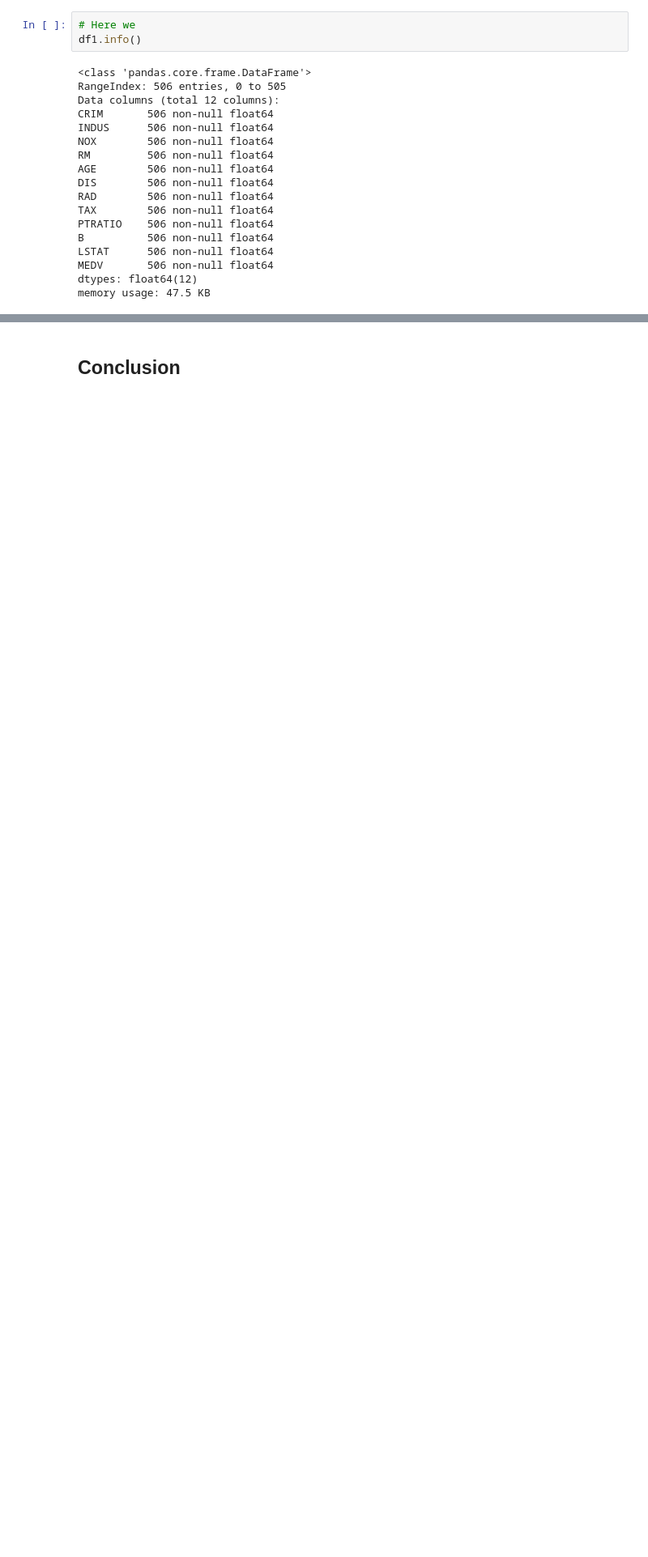
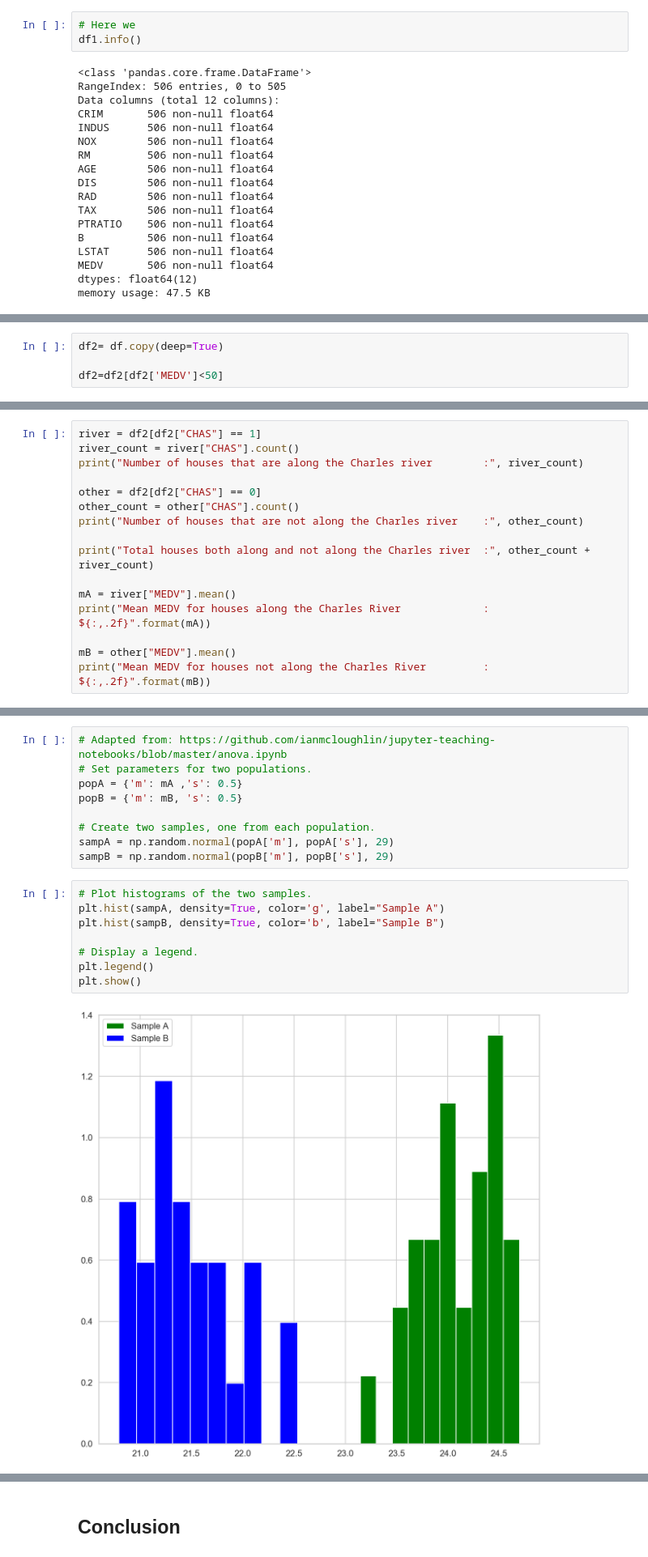
Before and after one commit to Roisin-Fallon/Machine-Learning-and-Statistics-Assessment-2019, a Jupyter notebook: Project.ipynb, the cells around one changed output, grey strips where cells are left out. Shown at 81% size. Drawn from its saved outputs; the diff is of its cells as text; blank space fills up the shorter version.

```diff
--- a/Project.ipynb
+++ b/Project.ipynb
@@ -405,0 +513,4 @@ target =
+# %%
+df2= df.copy(deep=True)
+
+df2=df2[df2['MEDV']<50]
@@ -405,0 +549,16 @@ target =
+# %%
+river = df2[df2["CHAS"] == 1]
+river_count = river["CHAS"].count()
+print("Number of houses that are along the Charles river        :", river_count)
+
+other = df2[df2["CHAS"] == 0]
+other_count = other["CHAS"].count()
+print("Number of houses that are not along the Charles river    :", other_count)
+
+print("Total houses both along and not along the Charles river  :", other_count + river_count)
+
+mA = river["MEDV"].mean()
+print("Mean MEDV for houses along the Charles River             : ${:,.2f}".format(mA))
+
+mB = other["MEDV"].mean()
+print("Mean MEDV for houses not along the Charles River         : ${:,.2f}".format(mB))
@@ -405,0 +571,19 @@ target =
+# %%
+# Adapted from: https://github.com/ianmcloughlin/jupyter-teaching-notebooks/blob/master/anova.ipynb
+# Set parameters for two populations.
+popA = {'m': mA ,'s': 0.5}
+popB = {'m': mB, 's': 0.5}
+
+# Create two samples, one from each population.
+sampA = np.random.normal(popA['m'], popA['s'], 29)
+sampB = np.random.normal(popB['m'], popB['s'], 29)
+# %%
+# Plot histograms of the two samples.
+plt.hist(sampA, density=True, color='g', label="Sample A")
+plt.hist(sampB, density=True, color='b', label="Sample B")
+
+# Display a legend.
+plt.legend()
+plt.show()
+# %% [output]
+[figure, added]
```
Also changed, not shown: parts of 40 cells of this notebook, 8 other files.
